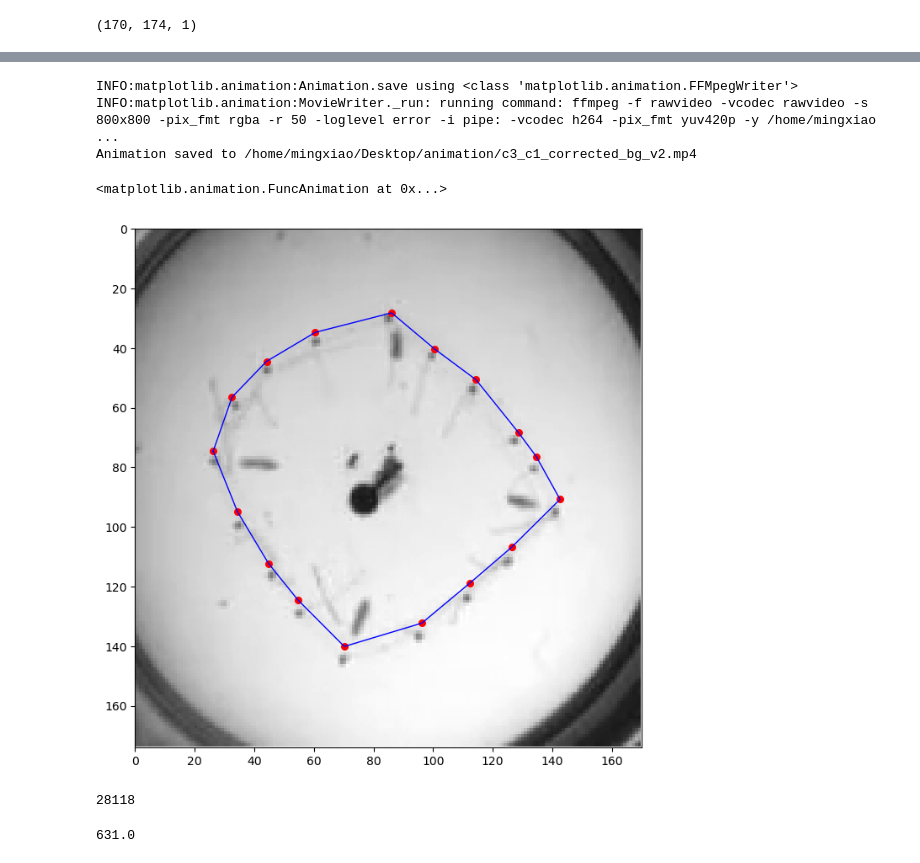
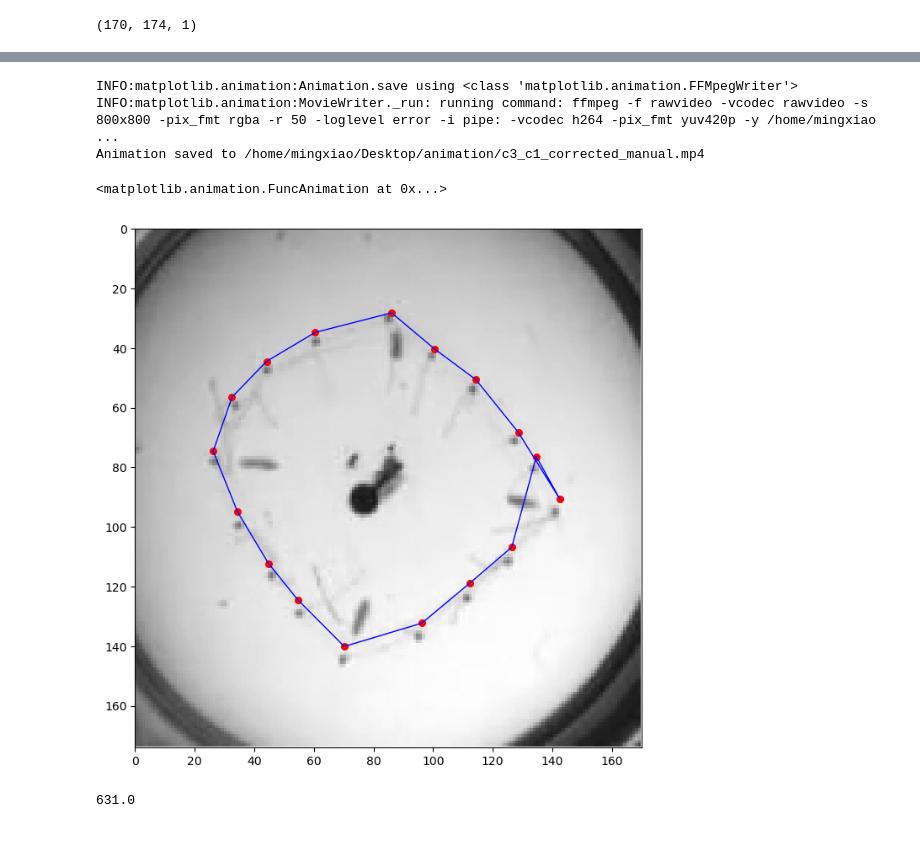
Before and after one commit to mingxiaowei/jelly-sleap, a Jupyter notebook: sleap/jelly/notebook/correction_contest.ipynb, the cells around one changed output, grey strips where cells are left out. Drawn from its saved outputs; the diff is of its cells as text; code cells hidden in the pictures.

```diff
--- a/sleap/jelly/notebook/correction_contest.ipynb
+++ b/sleap/jelly/notebook/correction_contest.ipynb
@@ -157,20 +167,16 @@ labels_to_correct.video.get_frame(1).shape
 # %%
-corrected_animation_path = '/home/mingxiao/Desktop/animation/c3_c1_corrected_bg_v2.mp4'
+corrected_animation_path = '/home/mingxiao/Desktop/animation/c3_c1_corrected_manual.mp4'
 frame_cnt, x, y = labels_to_correct.video.shape[:3]
-get_animation_from_tracked_points(c1_corrected_coords, x, y,
+get_animation_from_tracked_points(all_tracked_points_corrected, x, y,
                                   output_path=corrected_animation_path,
                                   bg_video=labels_to_correct.video,
-                                  bg_video_start_idx=0)
+                                  bg_video_start_idx=1)
 # %% [output]
 INFO:matplotlib.animation:Animation.save using <class 'matplotlib.animation.FFMpegWriter'>
 INFO:matplotlib.animation:MovieWriter._run: running command: ffmpeg -f rawvideo -vcodec rawvideo -s 800x800 -pix_fmt rgba -r 50 -loglevel error -i pipe: -vcodec h264 -pix_fmt yuv420p -y /home/mingxiao ...
-Animation saved to /home/mingxiao/Desktop/animation/c3_c1_corrected_bg_v2.mp4
+Animation saved to /home/mingxiao/Desktop/animation/c3_c1_corrected_manual.mp4
 <matplotlib.animation.FuncAnimation at 0x...>
-[figure, old version]
+[figure, new version]
-# %%
-c1_corrected_coords.size
-# %% [output]
-28118
 # %%
 np.sum(c1_corrected_coords != all_tracked_points_corrected) / 2
 # %% [output]
```
Also changed, not shown: parts of 13 cells of this notebook.
